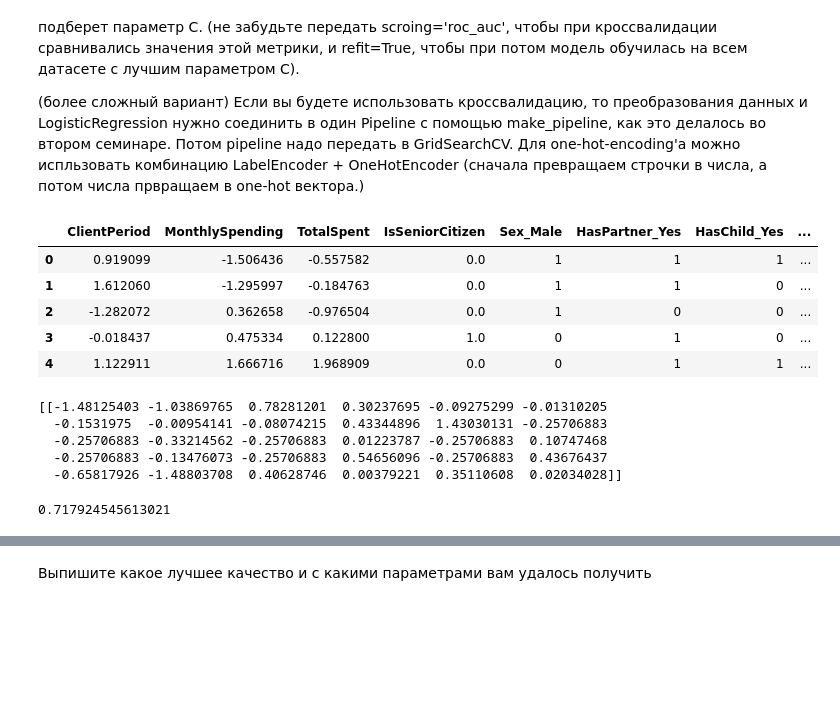
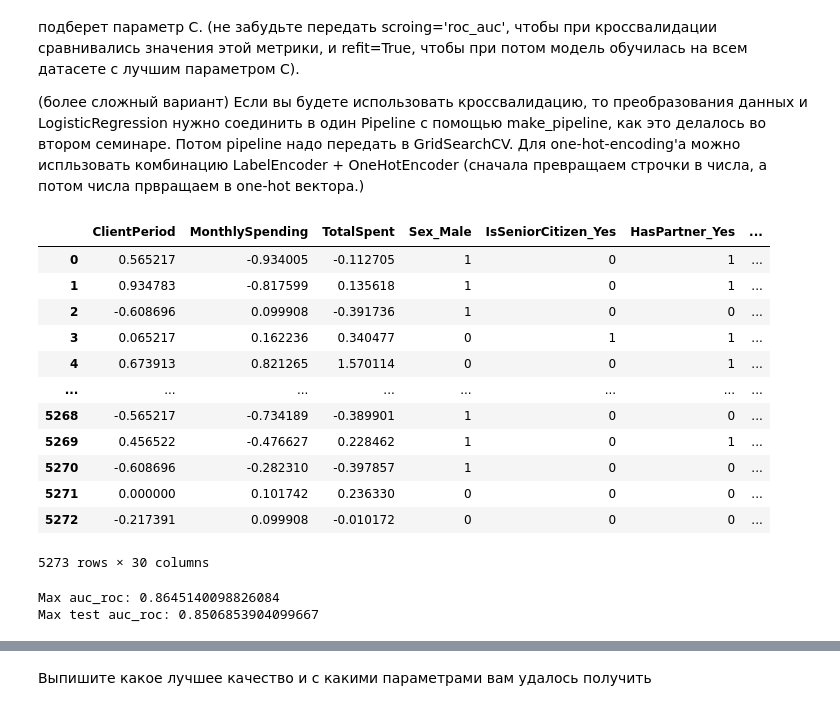
Before and after one commit to LevPerla/DLS_CV_Course, a Jupyter notebook: homeworks_2/Решение ML задачи и Kaggle./Baseline.ipynb, the cells around one changed output, grey strips where cells are left out. Saved outputs shown, nothing was run; the diff lists cells and outputs as text; code cells hidden in the pictures; blank space fills up the shorter version.

```diff
--- a/homeworks_2/Решение ML задачи и Kaggle./Baseline.ipynb
+++ b/homeworks_2/Решение ML задачи и Kaggle./Baseline.ipynb
@@ -244,14 +259,22 @@ from sklearn.pipeline import make_pipeline
 # %%
-scaler = StandardScaler()
-std_num_data = pd.DataFrame(scaler.fit_transform(data[num_cols]), columns=data[num_cols].columns)
+my_scaler = RobustScaler()
+std_num_data = pd.DataFrame(my_scaler.fit_transform(data[num_cols]), columns=data[num_cols].columns)
 enc_cat_data = pd.get_dummies(data[cat_cols],drop_first=True)
 preccesed_data = pd.concat([std_num_data,enc_cat_data], axis=1)
-preccesed_data.head()
+# preccesed_data.drop(["ClientPeriod"], axis=1, inplace=True)
+preccesed_data
 # %% [output]
-|  | ClientPeriod | MonthlySpending | TotalSpent | IsSeniorCitizen | Sex_Male | HasPartner_Yes | HasChild_Yes | ... |
-| 0 | 0.919099 | -1.506436 | -0.557582 | 0.0 | 1 | 1 | 1 | ... |
-| 1 | 1.612060 | -1.295997 | -0.184763 | 0.0 | 1 | 1 | 0 | ... |
-| 2 | -1.282072 | 0.362658 | -0.976504 | 0.0 | 1 | 0 | 0 | ... |
-| 3 | -0.018437 | 0.475334 | 0.122800 | 1.0 | 0 | 1 | 0 | ... |
-| 4 | 1.122911 | 1.666716 | 1.968909 | 0.0 | 0 | 1 | 1 | ... |
+|  | ClientPeriod | MonthlySpending | TotalSpent | Sex_Male | IsSeniorCitizen_Yes | HasPartner_Yes | ... |
+| 0 | 0.565217 | -0.934005 | -0.112705 | 1 | 0 | 1 | ... |
+| 1 | 0.934783 | -0.817599 | 0.135618 | 1 | 0 | 1 | ... |
+| 2 | -0.608696 | 0.099908 | -0.391736 | 1 | 0 | 0 | ... |
+| 3 | 0.065217 | 0.162236 | 0.340477 | 0 | 1 | 1 | ... |
+| 4 | 0.673913 | 0.821265 | 1.570114 | 0 | 0 | 1 | ... |
+| ... | ... | ... | ... | ... | ... | ... | ... |
+| 5268 | -0.565217 | -0.734189 | -0.389901 | 1 | 0 | 0 | ... |
+| 5269 | 0.456522 | -0.476627 | 0.228462 | 1 | 0 | 1 | ... |
+| 5270 | -0.608696 | -0.282310 | -0.397857 | 1 | 0 | 0 | ... |
+| 5271 | 0.000000 | 0.101742 | 0.236330 | 0 | 0 | 0 | ... |
+| 5272 | -0.217391 | 0.099908 | -0.010172 | 0 | 0 | 0 | ... |
+5273 rows × 30 columns
 # %%
@@ -259,13 +281,0 @@ X_train, X_test, y_train, y_test = train_test_split(preccesed_data, data[target_
-# %%
-lr = LogisticRegressionCV(random_state=42, n_jobs=-1)
-lr.fit(X_train, y_train)
-
-print(lr.coef_)
-roc_auc_score(y_test, lr.predict(X_test))
-# %% [output]
-[[-1.48125403 -1.03869765  0.78281201  0.30237695 -0.09275299 -0.01310205
-  -0.1531975  -0.00954141 -0.08074215  0.43344896  1.43030131 -0.25706883
-  -0.25706883 -0.33214562 -0.25706883  0.01223787 -0.25706883  0.10747468
-  -0.25706883 -0.13476073 -0.25706883  0.54656096 -0.25706883  0.43676437
-  -0.65817926 -1.48803708  0.40628746  0.00379221  0.35110608  0.02034028]]
-0.717924545613021
@@ -271,0 +292,24 @@ roc_auc_score(y_test, lr.predict(X_test))
+# %%
+selected_features = X_train.columns
+
+fold = StratifiedKFold(n_splits=7, shuffle=True, random_state=42)
+
+logit_reg = LogisticRegressionCV(
+    penalty="l2",
+    scoring='roc_auc',
+    Cs=list(np.power(10.0, np.arange(-10, 10))),
+    n_jobs=-1,
+    max_iter=15000,
+    cv=fold,
+    refit=True,
+    class_weight="balanced",
+    solver="liblinear",
+    tol=0.0002,
+    )
+logit_reg.fit(X_train, y_train)
+
+print('Max auc_roc:', logit_reg.scores_[1].max())
+print('Max test auc_roc:', roc_auc_score(y_test, logit_reg.predict_proba(X_test)[:,1]))
+# %% [output]
+Max auc_roc: 0.8645140098826084
+Max test auc_roc: 0.8506853904099667
```
Also changed, not shown: parts of 17 cells of this notebook.
